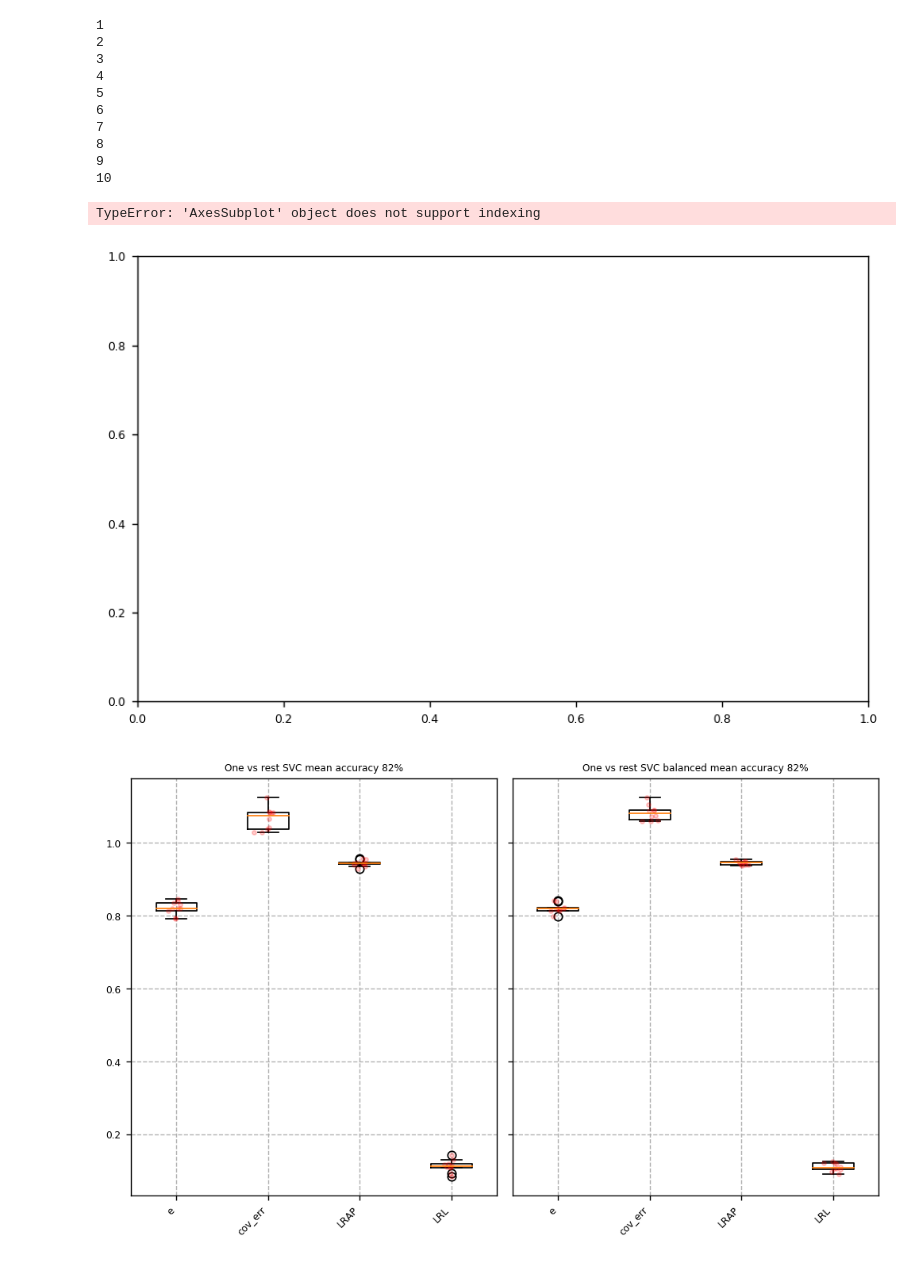
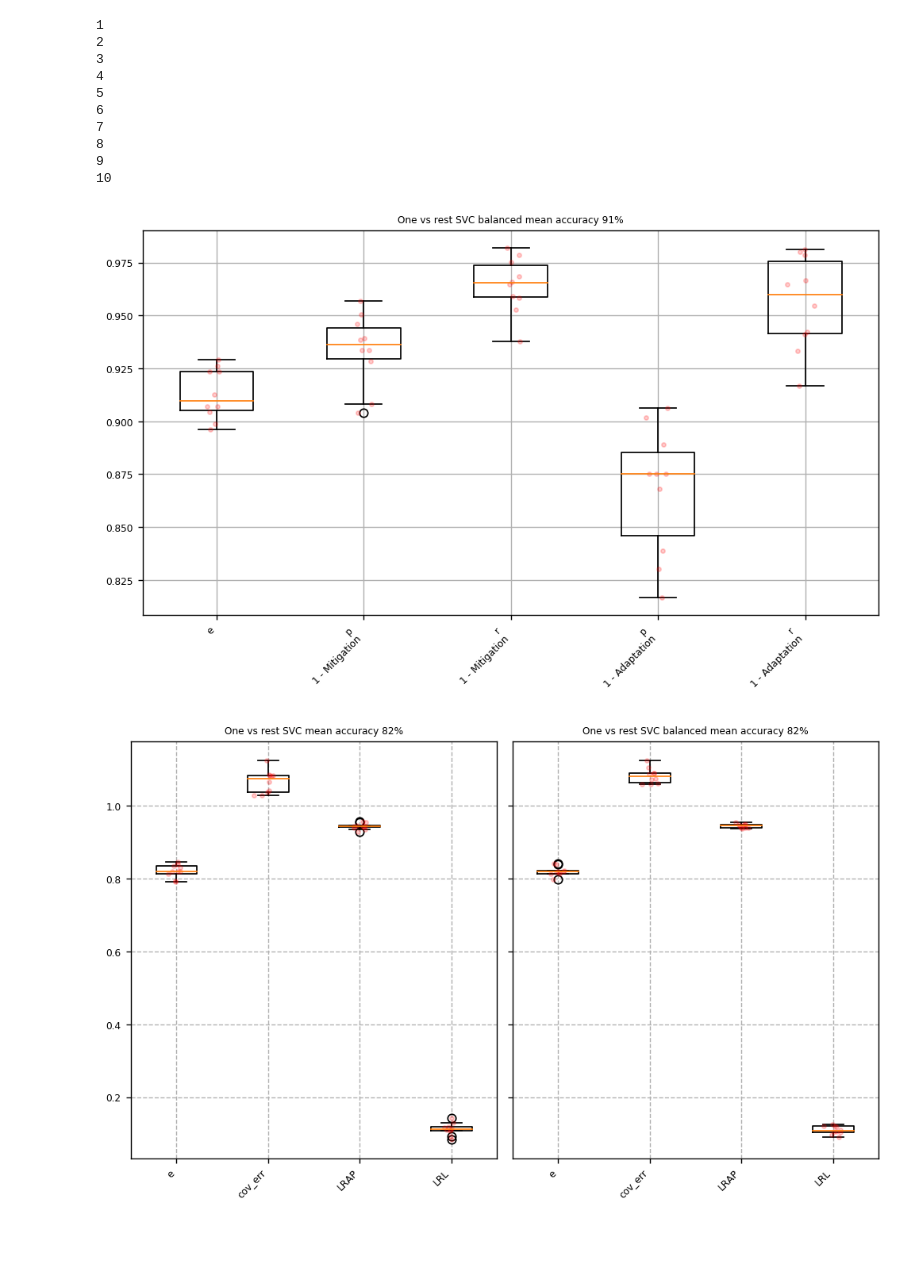
Before and after one commit to mcc-apsis/climate-policy-map, a Jupyter notebook: active_learning.ipynb, the cells around one changed output. Cells and saved outputs as stored; diff of their text form; code cells hidden in the pictures; blank space fills up the shorter version.

Commit message:
display plot

```diff
--- a/active_learning.ipynb
+++ b/active_learning.ipynb
@@ -684,11 +684,10 @@ multimodels, metrics = lu.cross_validate_models(ab_X, y, multimodels, seen_index
 10
 # %%
 fig, axs = plt.subplots(1, len(multimodels),dpi=125,figsize=(8,5),sharey=True)
-lu.plot_model_output(multimodels, metrics, fig, axs)
+lu.plot_model_output(multimodels, metrics, fig, [axs])
 plt.show()
 # %% [output]
-TypeError: 'AxesSubplot' object does not support indexing
-[figure, old version]
+[figure, new version]
 # %%
 m_metrics = ['e','cov_err', 'LRAP','LRL']
 fig, axs = plt.subplots(1, len(multimodels),dpi=125,figsize=(8,5),sharey=True)
```
